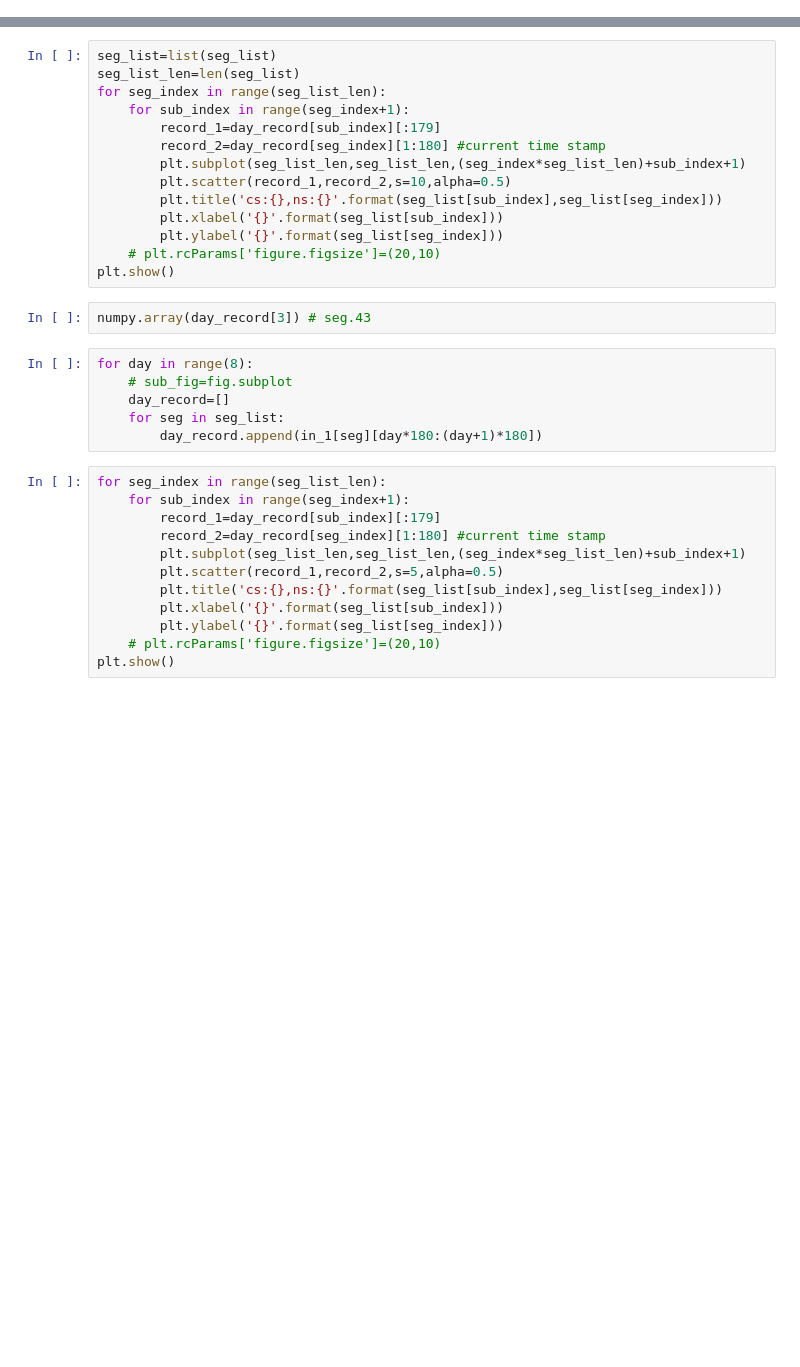
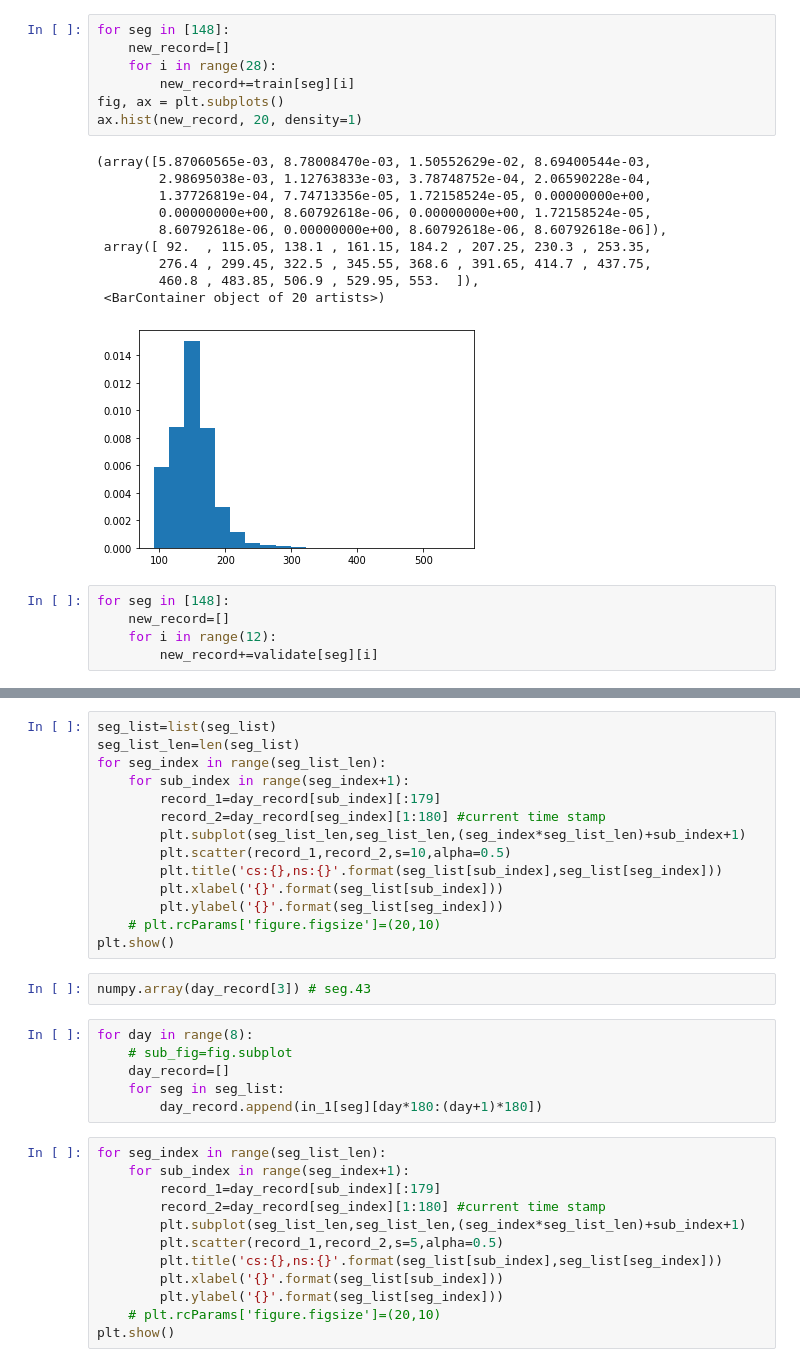
Before and after one commit to t07902301/Travel-Time-Prediction, a Jupyter notebook: visualize.ipynb, the cells around one changed output, grey strips where cells are left out. Saved outputs shown, nothing was run; the diff lists cells and outputs as text; blank space fills up the shorter version.

```diff
--- a/visualize.ipynb
+++ b/visualize.ipynb
@@ -5,0 +14,23 @@ in_1=numpy.load(r'C:\Users\e-wel\Documents\Python Scripts\40天原始记录\起
+# %%
+for seg in [148]:
+    new_record=[]
+    for i in range(28):
+        new_record+=train[seg][i]
+fig, ax = plt.subplots()
+ax.hist(new_record, 20, density=1)
+# %% [output]
+(array([5.87060565e-03, 8.78008470e-03, 1.50552629e-02, 8.69400544e-03,
+        2.98695038e-03, 1.12763833e-03, 3.78748752e-04, 2.06590228e-04,
+        1.37726819e-04, 7.74713356e-05, 1.72158524e-05, 0.00000000e+00,
+        0.00000000e+00, 8.60792618e-06, 0.00000000e+00, 1.72158524e-05,
+        8.60792618e-06, 0.00000000e+00, 8.60792618e-06, 8.60792618e-06]),
+ array([ 92.  , 115.05, 138.1 , 161.15, 184.2 , 207.25, 230.3 , 253.35,
+        276.4 , 299.45, 322.5 , 345.55, 368.6 , 391.65, 414.7 , 437.75,
+        460.8 , 483.85, 506.9 , 529.95, 553.  ]),
+ <BarContainer object of 20 artists>)
+[figure, added]
+# %%
+for seg in [148]:
+    new_record=[]
+    for i in range(12):
+        new_record+=validate[seg][i]
```
Also changed, not shown: parts of 26 cells of this notebook, 3 other files.
